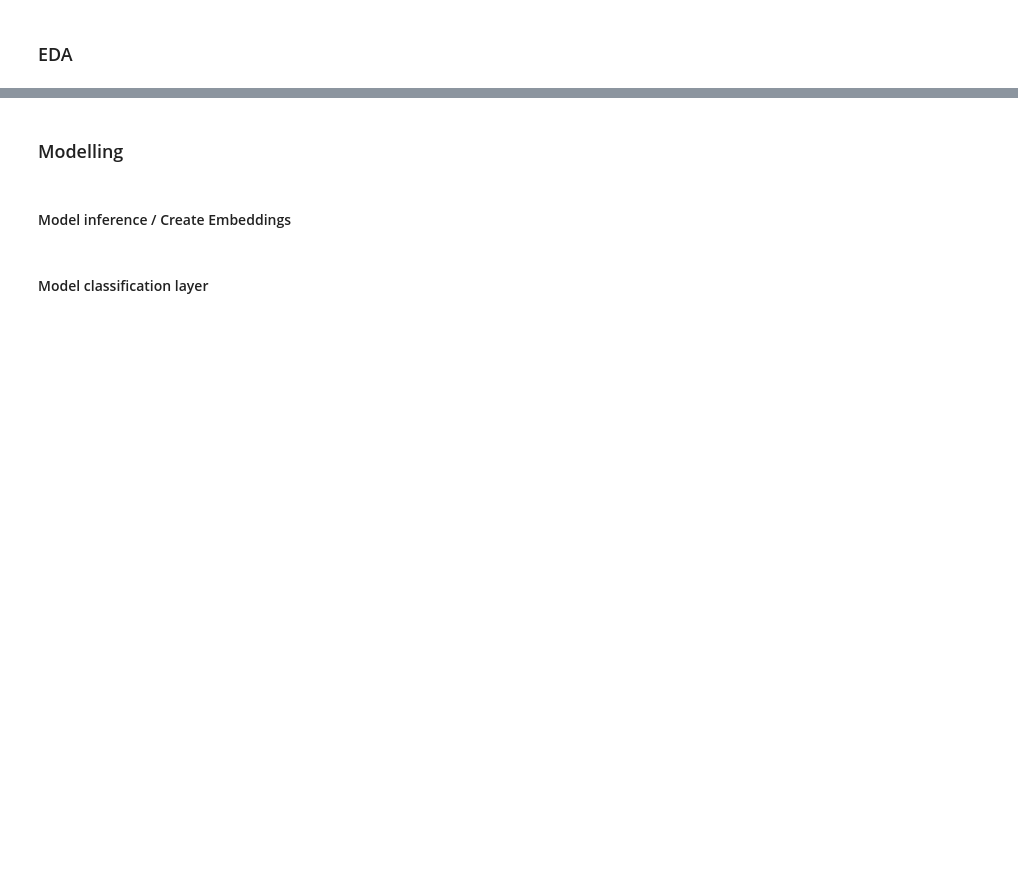
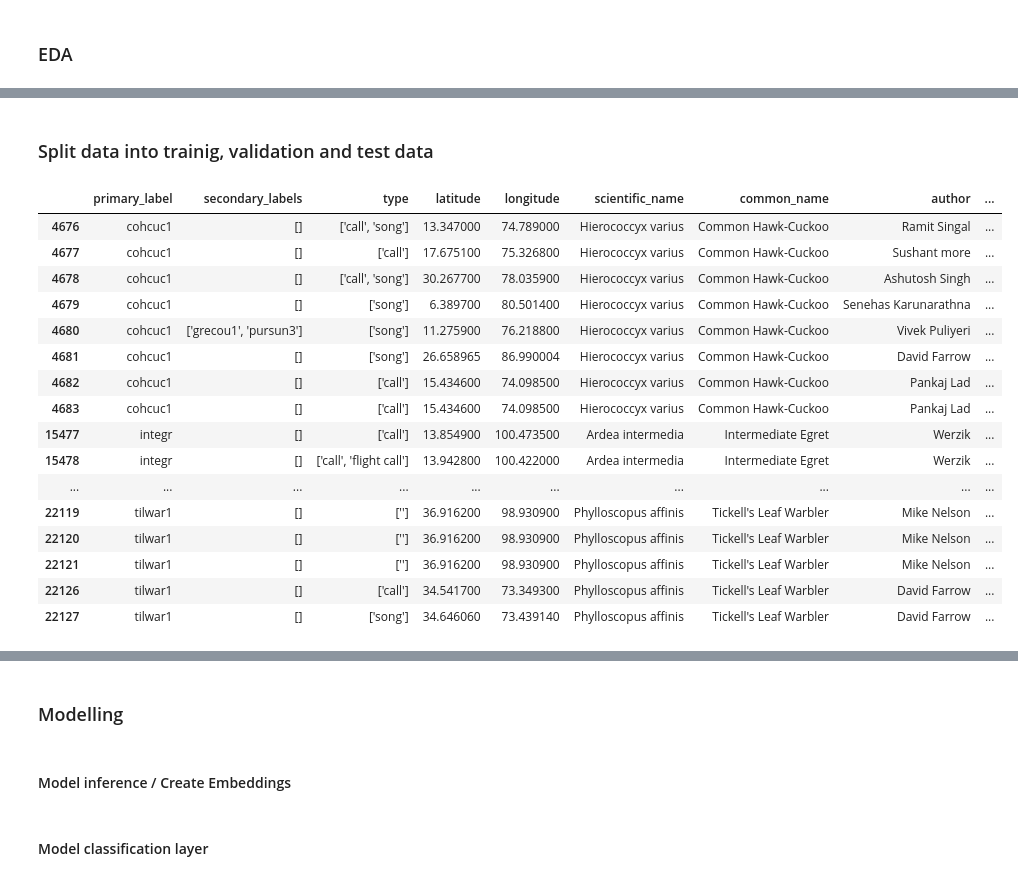
Before and after one commit to emilcode-dev/nightingale, a Jupyter notebook: notebooks/yamnet_nightingale.ipynb, the cells around one changed output, grey strips where cells are left out. Cells and saved outputs as stored; diff of their text form; code cells hidden in the pictures; blank space fills up the shorter version.

```diff
--- a/notebooks/yamnet_nightingale.ipynb
+++ b/notebooks/yamnet_nightingale.ipynb
@@ -88,0 +134,23 @@ train_df.describe()
+# %%
+import glob
+# # Show rows where the filename matches the pattern "cohcuc1/*.wav"
+# bird_df[bird_df['filename'].str.startswith('cohcuc1/') & bird_df['filename'].str.endswith('.wav')].head()
+wav_files = glob.glob(base_data_path + "/train_audio/**/*.wav", recursive=True)
+wav_files = [f.replace(base_data_path + "/train_audio/", "") for f in wav_files]
+
+filtered_bird_df = bird_df[bird_df['filename'].isin(wav_files)]
+
+bird_classes = list(set(filtered_bird_df['common_name']))
+
+map_class_to_id = {name: idx for idx, name in enumerate(bird_classes)}
+
+# filtered_pd = pd_data[pd_data.category.isin(my_classes)]
+
+class_id = filtered_bird_df['common_name'].apply(lambda name: map_class_to_id[name])
+filtered_bird_df = filtered_bird_df.assign(target=class_id)
+
+
+full_path = filtered_bird_df['filename'].apply(lambda row: os.path.join(base_data_path + "/train_audio/", row))
+filtered_bird_df = filtered_bird_df.assign(filename=full_path)
+
+filtered_bird_df.head(10)
@@ -88,0 +169,34 @@ train_df.describe()
+# %% [markdown]
+### Split data into trainig, validation and test data
+# %%
+from sklearn.model_selection import train_test_split
+
+train_df_idx, temp_df_idx = train_test_split(filtered_bird_df.index, test_size=0.3, random_state=42, stratify=filtered_bird_df['target'])
+
+val_df_idx, test_df_idx = train_test_split(temp_df_idx, test_size=0.5, random_state=42, stratify=filtered_bird_df.loc[temp_df_idx, 'target'])
+
+# Step 3: Create 'fold' column in original filtered_bird_df
+filtered_bird_df['fold'] = ''  # initialize empty
+filtered_bird_df.loc[train_df_idx, 'fold'] = 1
+filtered_bird_df.loc[val_df_idx, 'fold'] = 2
+filtered_bird_df.loc[test_df_idx, 'fold'] = 3
+
+filtered_bird_df.head(100)
+# %% [output]
+|  | primary_label | secondary_labels | type | latitude | longitude | scientific_name | common_name | author | ... |
+| 4676 | cohcuc1 | [] | ['call', 'song'] | 13.347000 | 74.789000 | Hierococcyx varius | Common Hawk-Cuckoo | Ramit Singal | ... |
+| 4677 | cohcuc1 | [] | ['call'] | 17.675100 | 75.326800 | Hierococcyx varius | Common Hawk-Cuckoo | Sushant more | ... |
+| 4678 | cohcuc1 | [] | ['call', 'song'] | 30.267700 | 78.035900 | Hierococcyx varius | Common Hawk-Cuckoo | Ashutosh Singh | ... |
+| 4679 | cohcuc1 | [] | ['song'] | 6.389700 | 80.501400 | Hierococcyx varius | Common Hawk-Cuckoo | Senehas Karunarathna | ... |
+| 4680 | cohcuc1 | ['grecou1', 'pursun3'] | ['song'] | 11.275900 | 76.218800 | Hierococcyx varius | Common Hawk-Cuckoo | Vivek Puliyeri | ... |
+| 4681 | cohcuc1 | [] | ['song'] | 26.658965 | 86.990004 | Hierococcyx varius | Common Hawk-Cuckoo | David Farrow | ... |
+| 4682 | cohcuc1 | [] | ['call'] | 15.434600 | 74.098500 | Hierococcyx varius | Common Hawk-Cuckoo | Pankaj Lad | ... |
+| 4683 | cohcuc1 | [] | ['call'] | 15.434600 | 74.098500 | Hierococcyx varius | Common Hawk-Cuckoo | Pankaj Lad | ... |
+| 15477 | integr | [] | ['call'] | 13.854900 | 100.473500 | Ardea intermedia | Intermediate Egret | Werzik | ... |
+| 15478 | integr | [] | ['call', 'flight call'] | 13.942800 | 100.422000 | Ardea intermedia | Intermediate Egret | Werzik | ... |
+| ... | ... | ... | ... | ... | ... | ... | ... | ... | ... |
+| 22119 | tilwar1 | [] | [''] | 36.916200 | 98.930900 | Phylloscopus affinis | Tickell's Leaf Warbler | Mike Nelson | ... |
+| 22120 | tilwar1 | [] | [''] | 36.916200 | 98.930900 | Phylloscopus affinis | Tickell's Leaf Warbler | Mike Nelson | ... |
+| 22121 | tilwar1 | [] | [''] | 36.916200 | 98.930900 | Phylloscopus affinis | Tickell's Leaf Warbler | Mike Nelson | ... |
+| 22126 | tilwar1 | [] | ['call'] | 34.541700 | 73.349300 | Phylloscopus affinis | Tickell's Leaf Warbler | David Farrow | ... |
+| 22127 | tilwar1 | [] | ['song'] | 34.646060 | 73.439140 | Phylloscopus affinis | Tickell's Leaf Warbler | David Farrow | ... |
```
Also changed, not shown: parts of 7 cells of this notebook.
